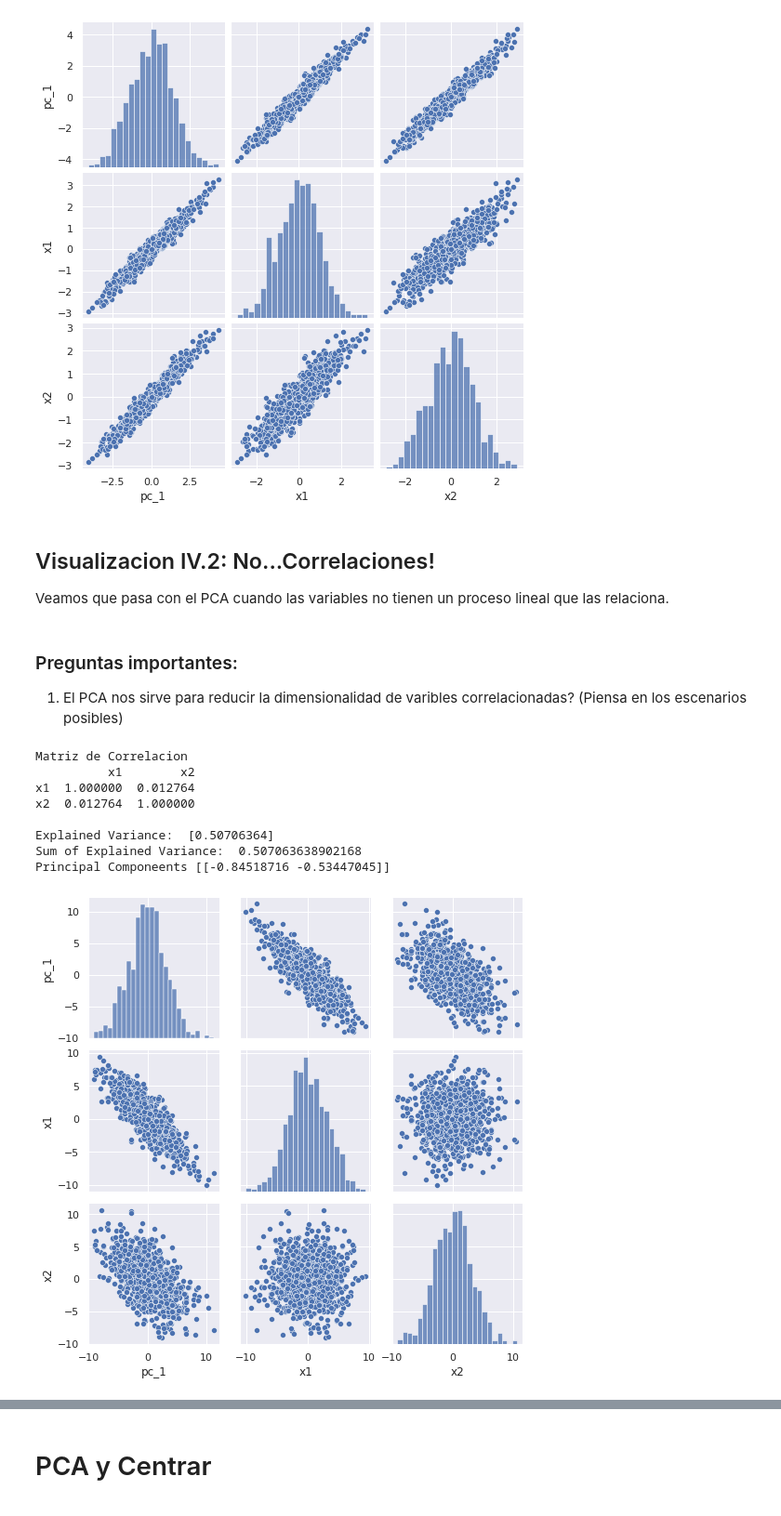
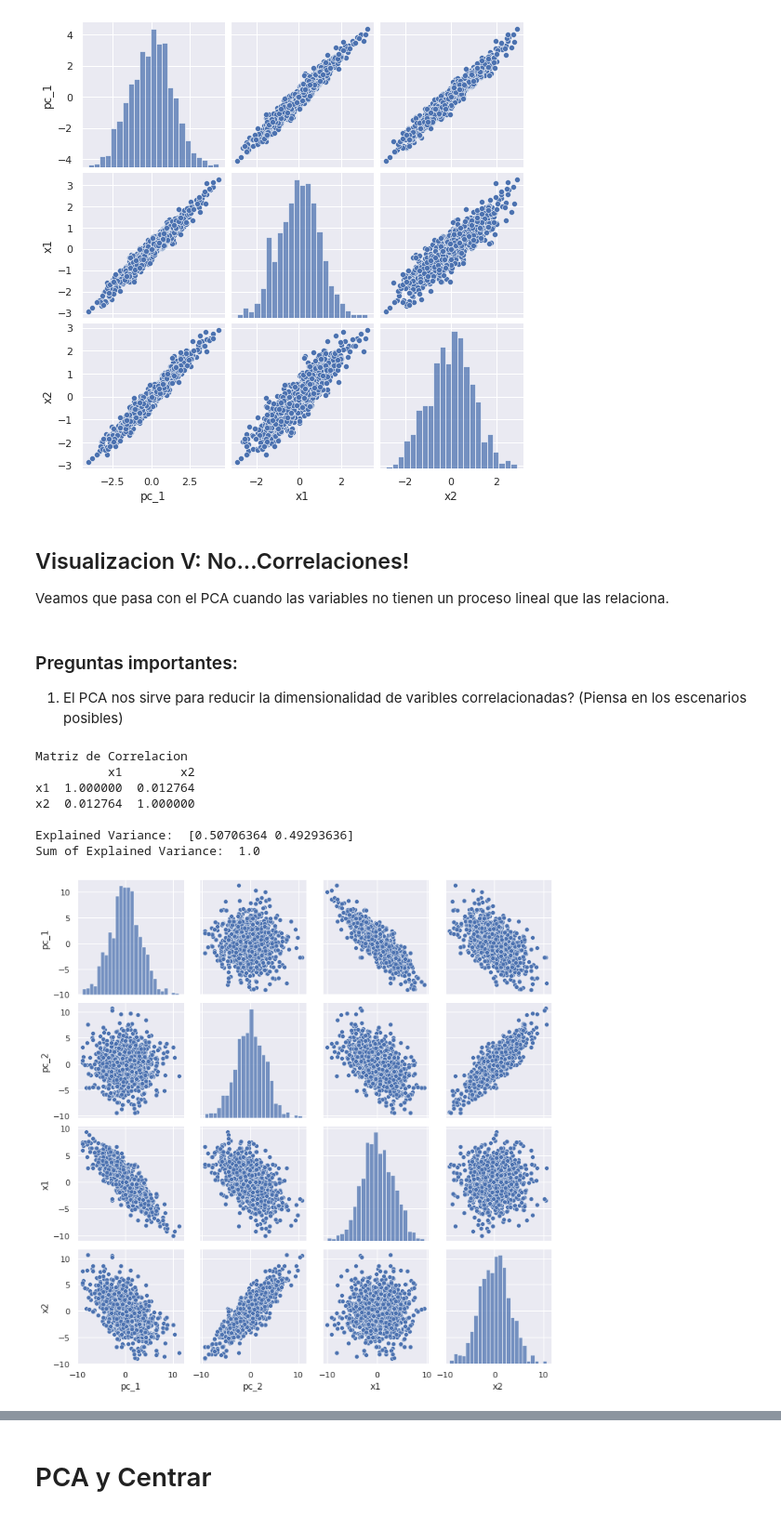
Before and after one commit to IEXE-Tec/aprendizaje-maquina-2, a Jupyter notebook: 02_reduccion_de_dimensionalidad.ipynb, the cells around one changed output, grey strips where cells are left out. Shown at 93% size. Saved outputs shown, nothing was run; the diff lists cells and outputs as text; code cells hidden in the pictures.

```diff
--- a/02_reduccion_de_dimensionalidad.ipynb
+++ b/02_reduccion_de_dimensionalidad.ipynb
@@ -306,7 +306,7 @@ Sum of Explained Variance:  0.9505807063283276
 Principal Componeents [[0.70927433 0.70493257]]
 [figure]
 # %% [markdown]
-## Visualizacion IV.2: No...Correlaciones!
+## Visualizacion V: No...Correlaciones!
 
 Veamos que pasa con el PCA cuando las variables no tienen un proceso lineal que las relaciona.
 # %% [markdown]
@@ -315,26 +315,25 @@ Veamos que pasa con el PCA cuando las variables no tienen un proceso lineal que
 # %%
 # Set parameters & seed
 np.random.seed(7463)
 n = 1000
 
 # Create Variables
 mean = [0, 0]
 cov = np.array([[10, 0],
                 [0, 10]]
       )
 x = np.random.multivariate_normal(mean, cov, n)
 x = pd.DataFrame(x, columns=['x1','x2'])
 print('Matriz de Correlacion')
 print(x.corr(), '\n')
 
-pca_fun(x=x, n_c=1)
+pca_fun(x=x, n_c=2)
 # %% [output]
 Matriz de Correlacion
           x1        x2
 x1  1.000000  0.012764
 x2  0.012764  1.000000
 
-Explained Variance:  [0.50706364]
-Sum of Explained Variance:  0.507063638902168
-Principal Componeents [[-0.84518716 -0.53447045]]
+Explained Variance:  [0.50706364 0.49293636]
+Sum of Explained Variance:  1.0
-[figure, old version]
+[figure, new version]
```
Also changed, not shown: parts of 11 cells of this notebook.
